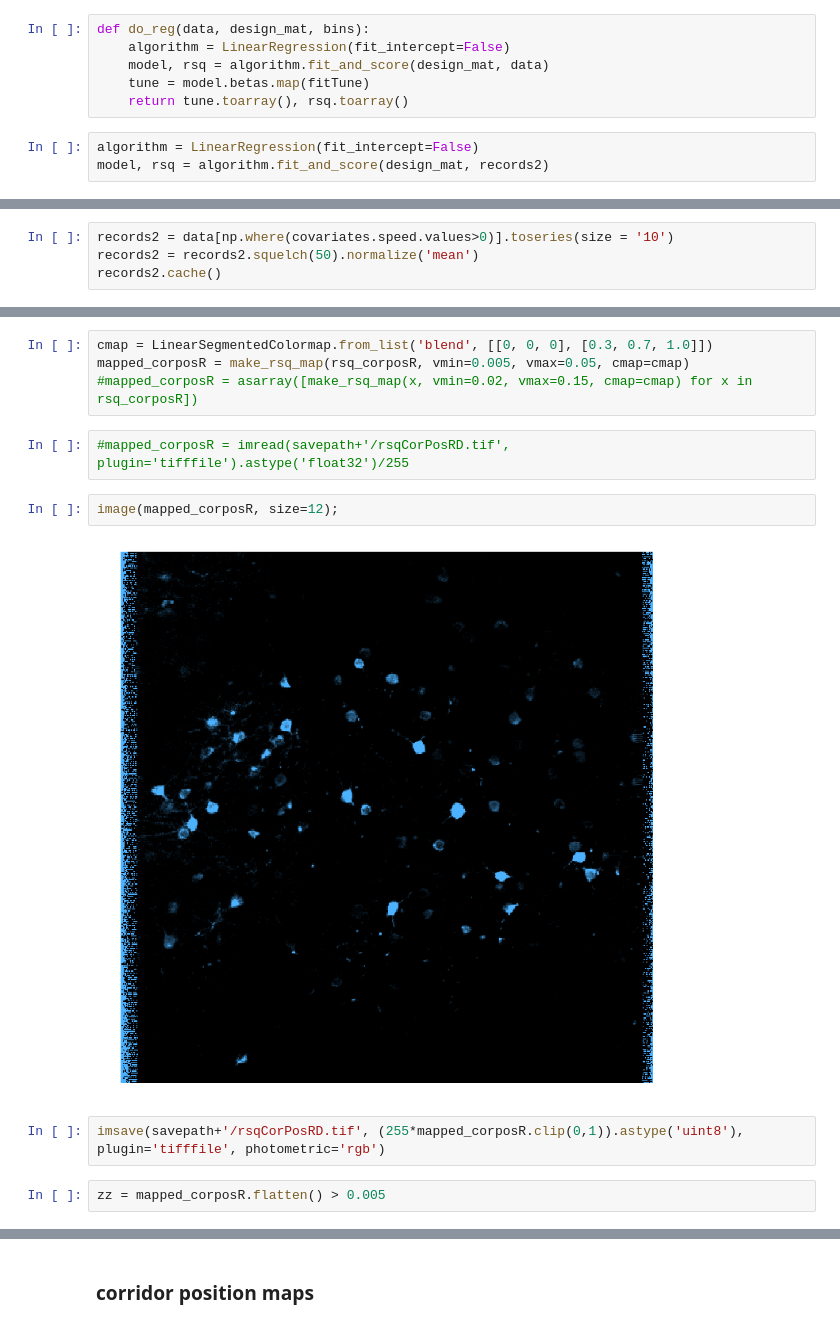
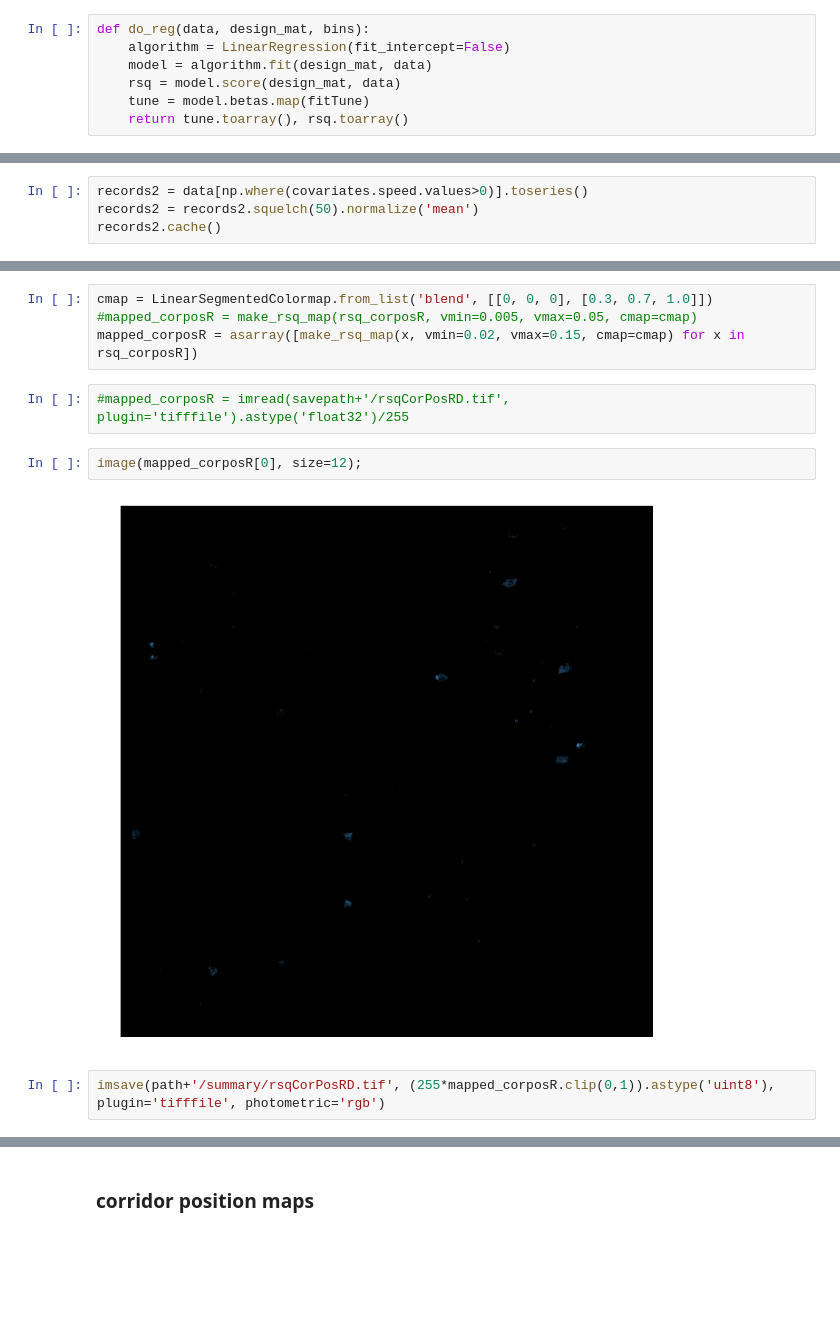
Before and after one commit to sofroniewn/2P-RAM-pipeline, a Jupyter notebook: notebooks/pixelwise-regression.ipynb, the cells around one changed output, grey strips where cells are left out. Cells and saved outputs as stored; diff of their text form; blank space fills up the shorter version.

```diff
--- a/notebooks/pixelwise-regression.ipynb
+++ b/notebooks/pixelwise-regression.ipynb
@@ -115,9 +120,7 @@ def build_reg(value, scale, debug=False):
 # %%
 def do_reg(data, design_mat, bins):
     algorithm = LinearRegression(fit_intercept=False)
-    model, rsq = algorithm.fit_and_score(design_mat, data)
+    model = algorithm.fit(design_mat, data)
+    rsq = model.score(design_mat, data)
     tune = model.betas.map(fitTune)
     return tune.toarray(), rsq.toarray()
-# %%
-algorithm = LinearRegression(fit_intercept=False)
-model, rsq = algorithm.fit_and_score(design_mat, records2)
@@ -206,7 +172,7 @@ imsave(savepath+'/rsqSpeedD.tif', (255*mapped_speed.clip(0,1)).astype('uint8'),
 # %% [markdown]
 ###corridor position maps running
 # %%
-records2 = data[np.where(covariates.speed.values>0)].toseries(size = '10')
+records2 = data[np.where(covariates.speed.values>0)].toseries()
 records2 = records2.squelch(50).normalize('mean')
 records2.cache()
 # %% [output]
@@ -225,15 +191,13 @@ repeats:
 tuning_corposR, rsq_corposR = do_reg(records2, design_mat, bins)
 # %%
 cmap = LinearSegmentedColormap.from_list('blend', [[0, 0, 0], [0.3, 0.7, 1.0]])
-mapped_corposR = make_rsq_map(rsq_corposR, vmin=0.005, vmax=0.05, cmap=cmap)
-#mapped_corposR = asarray([make_rsq_map(x, vmin=0.02, vmax=0.15, cmap=cmap) for x in rsq_corposR])
+#mapped_corposR = make_rsq_map(rsq_corposR, vmin=0.005, vmax=0.05, cmap=cmap)
+mapped_corposR = asarray([make_rsq_map(x, vmin=0.02, vmax=0.15, cmap=cmap) for x in rsq_corposR])
 # %%
 #mapped_corposR = imread(savepath+'/rsqCorPosRD.tif', plugin='tifffile').astype('float32')/255
 # %%
-image(mapped_corposR, size=12);
+image(mapped_corposR[0], size=12);
 # %% [output]
-[figure, old version]
+[figure, new version]
 # %%
-imsave(savepath+'/rsqCorPosRD.tif', (255*mapped_corposR.clip(0,1)).astype('uint8'), plugin='tifffile', photometric='rgb')
+imsave(path+'/summary/rsqCorPosRD.tif', (255*mapped_corposR.clip(0,1)).astype('uint8'), plugin='tifffile', photometric='rgb')
-# %%
-zz = mapped_corposR.flatten() > 0.005
```
Also changed, not shown: parts of 55 cells of this notebook, 2 other files.
